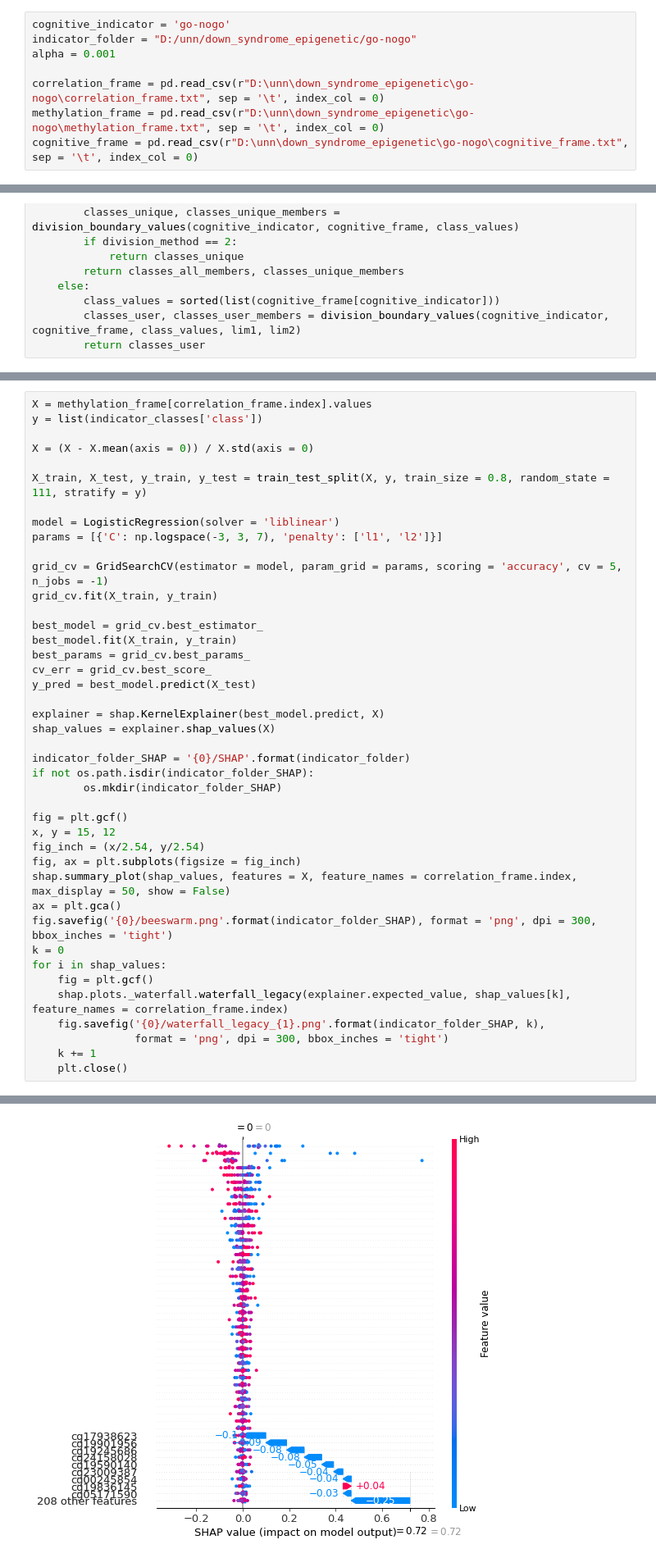
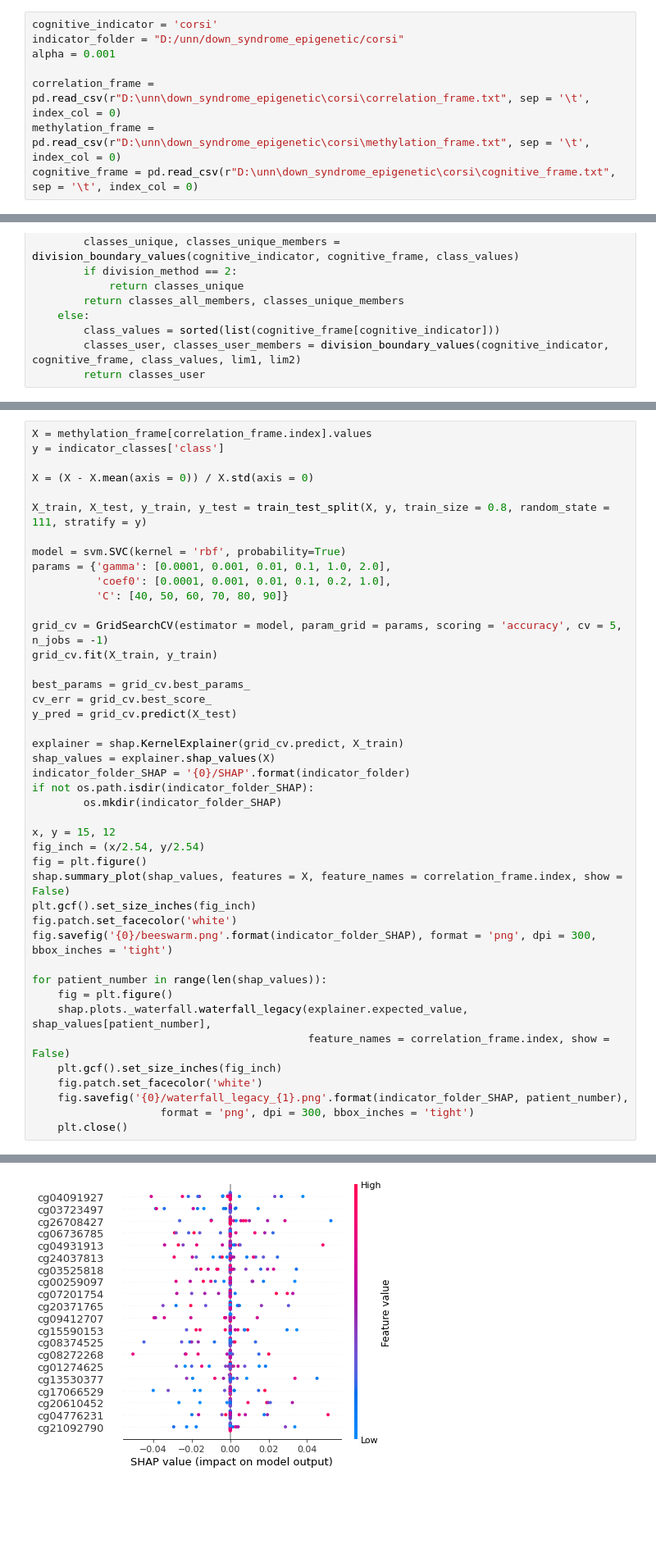
Before and after one commit to KozlovGrigory/epigenetic-cognitive-downsyndrome, a Jupyter notebook: ML-draft.ipynb, the cells around one changed output, grey strips where cells are left out. Shown at 82% size. Cells and saved outputs as stored; diff of their text form; blank space fills up the shorter version.

```diff
--- a/ML-draft.ipynb
+++ b/ML-draft.ipynb
@@ -20,13 +20,13 @@ from progress.bar import IncrementalBar
 from tqdm import tqdm
 from sklearn.feature_selection import RFECV
 # %%
-cognitive_indicator = 'go-nogo'
-indicator_folder = "D:/unn/down_syndrome_epigenetic/go-nogo"
+cognitive_indicator = 'corsi'
+indicator_folder = "D:/unn/down_syndrome_epigenetic/corsi"
 alpha = 0.001
 
-correlation_frame = pd.read_csv(r"D:\unn\down_syndrome_epigenetic\go-nogo\correlation_frame.txt", sep = '\t', index_col = 0)
-methylation_frame = pd.read_csv(r"D:\unn\down_syndrome_epigenetic\go-nogo\methylation_frame.txt", sep = '\t', index_col = 0)
-cognitive_frame = pd.read_csv(r"D:\unn\down_syndrome_epigenetic\go-nogo\cognitive_frame.txt", sep = '\t', index_col = 0)
+correlation_frame = pd.read_csv(r"D:\unn\down_syndrome_epigenetic\corsi\correlation_frame.txt", sep = '\t', index_col = 0)
+methylation_frame = pd.read_csv(r"D:\unn\down_syndrome_epigenetic\corsi\methylation_frame.txt", sep = '\t', index_col = 0)
+cognitive_frame = pd.read_csv(r"D:\unn\down_syndrome_epigenetic\corsi\cognitive_frame.txt", sep = '\t', index_col = 0)
 # %%
 def division_boundary_values (cognitive_indicator, cognitive_frame, class_values, lim1 = 0, lim2 = 0):
     if lim1 == 0 and lim2 == 0:
@@ -206,43 +265,44 @@ def shap_interpretation (model, model_name, X, X_train, directory_folder_ML):
 # %%
 X = methylation_frame[correlation_frame.index].values
-y = list(indicator_classes['class'])
+y = indicator_classes['class']
 
 X = (X - X.mean(axis = 0)) / X.std(axis = 0)
 
 X_train, X_test, y_train, y_test = train_test_split(X, y, train_size = 0.8, random_state = 111, stratify = y)
 
-model = LogisticRegression(solver = 'liblinear')
-params = [{'C': np.logspace(-3, 3, 7), 'penalty': ['l1', 'l2']}]
+model = svm.SVC(kernel = 'rbf', probability=True)
+params = {'gamma': [0.0001, 0.001, 0.01, 0.1, 1.0, 2.0],
+          'coef0': [0.0001, 0.001, 0.01, 0.1, 0.2, 1.0],
+          'C': [40, 50, 60, 70, 80, 90]}
 
 grid_cv = GridSearchCV(estimator = model, param_grid = params, scoring = 'accuracy', cv = 5, n_jobs = -1)
 grid_cv.fit(X_train, y_train)
 
-best_model = grid_cv.best_estimator_
-best_model.fit(X_train, y_train)
 best_params = grid_cv.best_params_
 cv_err = grid_cv.best_score_
-y_pred = best_model.predict(X_test)
+y_pred = grid_cv.predict(X_test)
 
-explainer = shap.KernelExplainer(best_model.predict, X)
+explainer = shap.KernelExplainer(grid_cv.predict, X_train)
 shap_values = explainer.shap_values(X)
-
 indicator_folder_SHAP = '{0}/SHAP'.format(indicator_folder)
 if not os.path.isdir(indicator_folder_SHAP):
         os.mkdir(indicator_folder_SHAP)
 
-fig = plt.gcf()
 x, y = 15, 12
 fig_inch = (x/2.54, y/2.54)
-fig, ax = plt.subplots(figsize = fig_inch)
-shap.summary_plot(shap_values, features = X, feature_names = correlation_frame.index, max_display = 50, show = False)
-ax = plt.gca()
+fig = plt.figure()
+shap.summary_plot(shap_values, features = X, feature_names = correlation_frame.index, show = False)
+plt.gcf().set_size_inches(fig_inch)
+fig.patch.set_facecolor('white')
 fig.savefig('{0}/beeswarm.png'.format(indicator_folder_SHAP), format = 'png', dpi = 300, bbox_inches = 'tight')
-k = 0
-for i in shap_values:
-    fig = plt.gcf()
-    shap.plots._waterfall.waterfall_legacy(explainer.expected_value, shap_values[k], feature_names = correlation_frame.index)
-    fig.savefig('{0}/waterfall_legacy_{1}.png'.format(indicator_folder_SHAP, k),
-                format = 'png', dpi = 300, bbox_inches = 'tight')
-    k += 1
+
+for patient_number in range(len(shap_values)):
+    fig = plt.figure()
+    shap.plots._waterfall.waterfall_legacy(explainer.expected_value, shap_values[patient_number],
+                                           feature_names = correlation_frame.index, show = False)
+    plt.gcf().set_size_inches(fig_inch)
+    fig.patch.set_facecolor('white')
+    fig.savefig('{0}/waterfall_legacy_{1}.png'.format(indicator_folder_SHAP, patient_number),
+                    format = 'png', dpi = 300, bbox_inches = 'tight')
     plt.close()
 # %% [output]
@@ -268 +326 @@ Set parameter alpha to: original_alpha * np.sqrt(n_samples).
-[figure, old version]
+[figure, new version]
```
Also changed, not shown: parts of 18 cells of this notebook, 10 other files.
